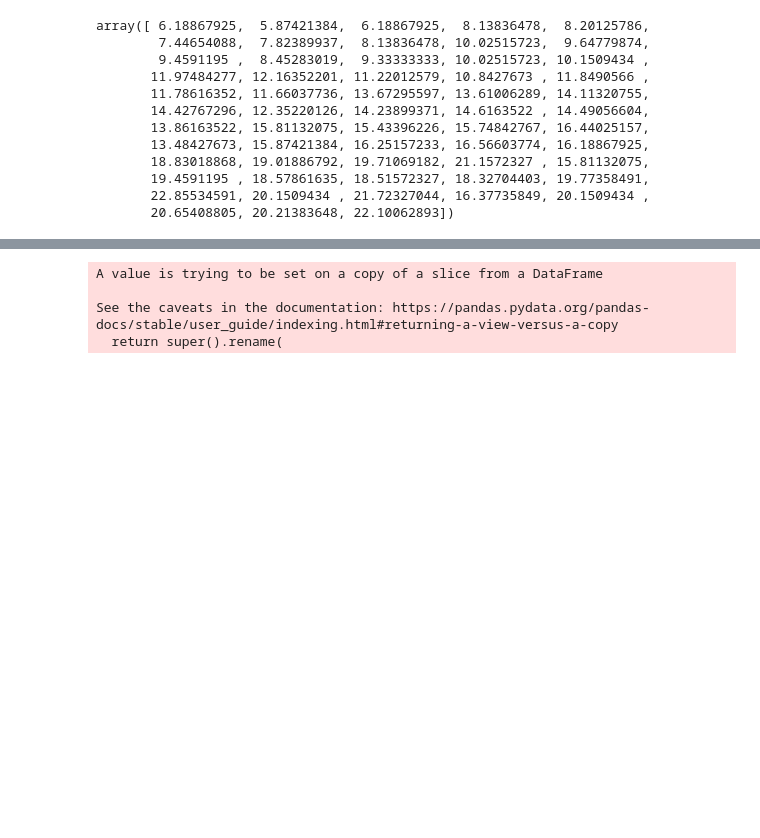
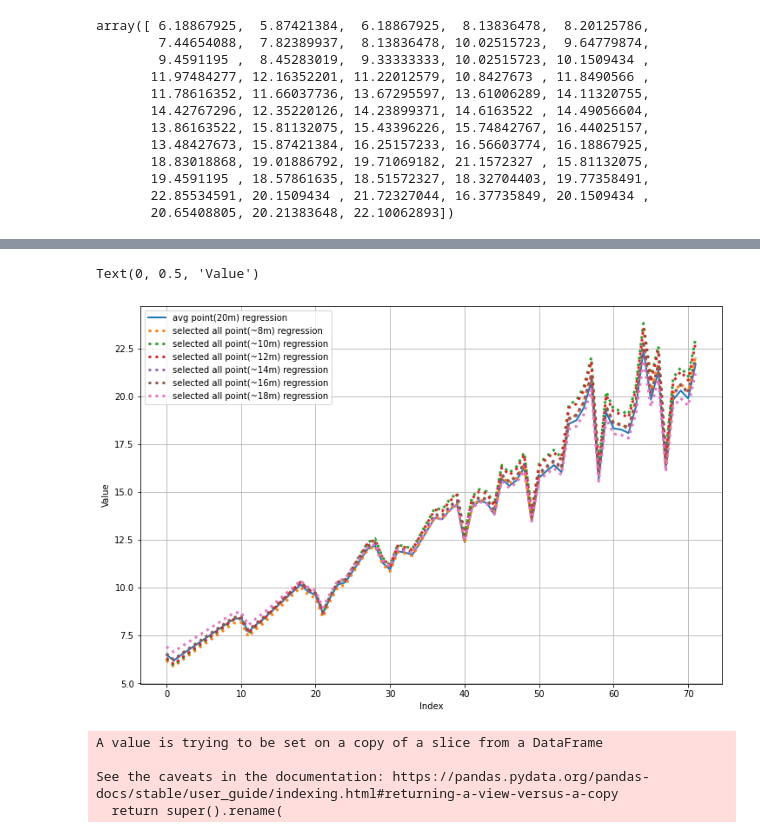
Before and after one commit to YoungseokOh/Depth-evaluation, a Jupyter notebook: plot_example.ipynb, the cells around one changed output, grey strips where cells are left out. Drawn from its saved outputs; the diff is of its cells as text; code cells hidden in the pictures; blank space fills up the shorter version.

```diff
--- a/plot_example.ipynb
+++ b/plot_example.ipynb
@@ -552,3 +567,21 @@ Text(0, 0.5, 'Value')
+# %%
+plt.rcParams["figure.figsize"] = (12,8)
+plt.plot(df_selected_depth_regression['regression_avg_point'], linewidth=2)
+plt.plot(df_selected_depth_regression['regression_2_point'], linestyle=":", linewidth=3)
+plt.plot(df_selected_depth_regression['regression_3_point'], linestyle=":", linewidth=3)
+plt.plot(df_selected_depth_regression['regression_4_point'], linestyle=":", linewidth=3)
+plt.plot(df_selected_depth_regression['regression_5_point'], linestyle=":", linewidth=3)
+plt.plot(df_selected_depth_regression['regression_6_point'], linestyle=":", linewidth=3)
+plt.plot(df_selected_depth_regression['regression_7_point'], linestyle=":", linewidth=3)
+plt.legend(['avg point(20m) regression', 'selected all point(~8m) regression', 'selected all point(~10m) regression',
+            'selected all point(~12m) regression', 'selected all point(~14m) regression',
+           'selected all point(~16m) regression', 'selected all point(~18m) regression'])
+plt.grid(True)
+plt.xlabel('Index')
+plt.ylabel('Value')
+# %% [output]
+Text(0, 0.5, 'Value')
+[figure, added]
 # %%
 # Divided dataframe 2 spot point to 5 spot point
 df_error_original = df_selected_depth_regression[['variable', 'value', 'regression']]
```
Also changed, not shown: parts of 5 cells of this notebook.
